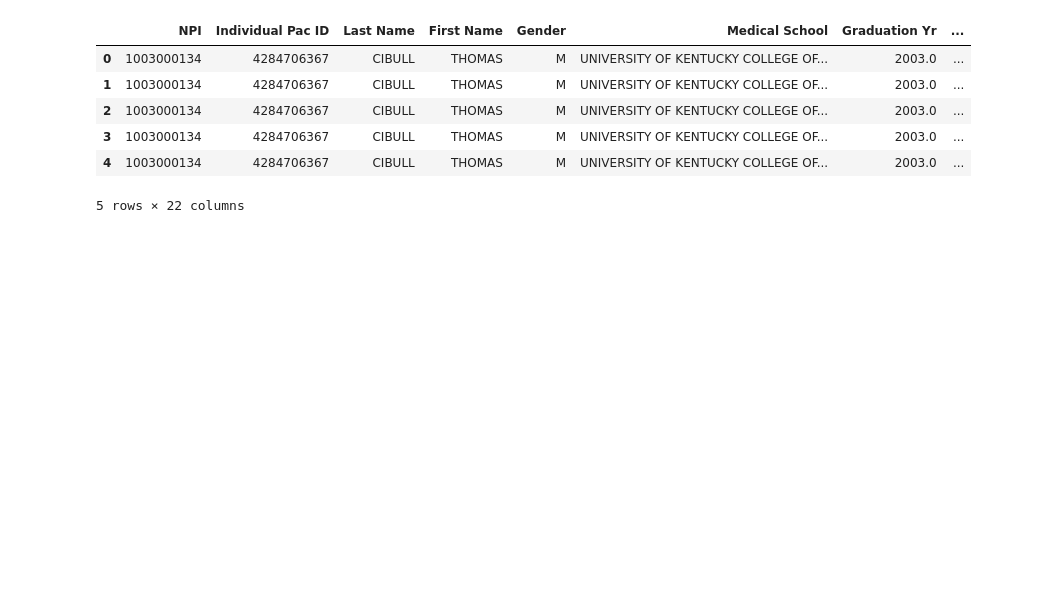
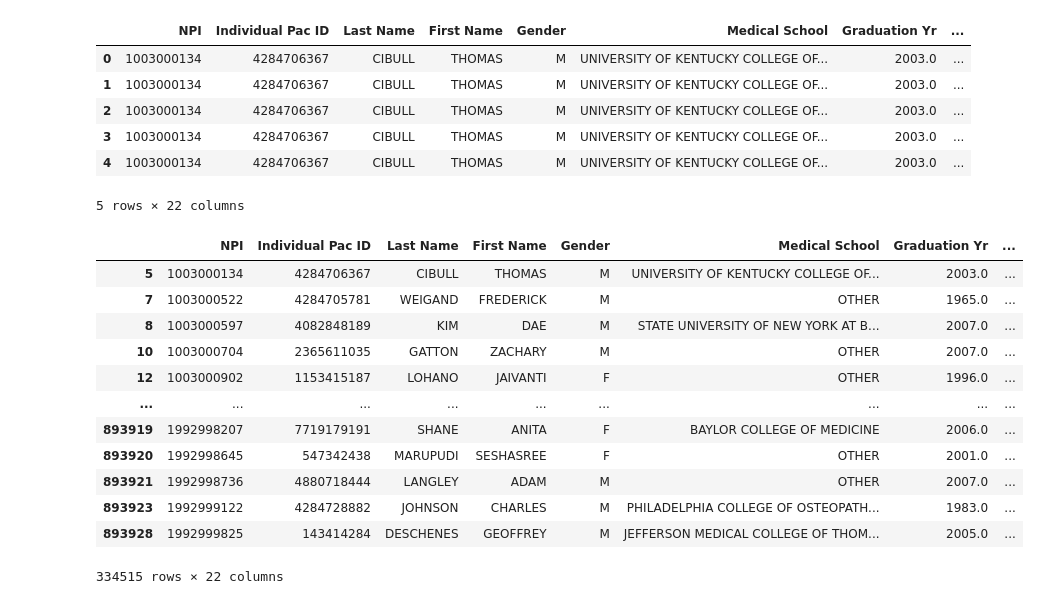
Before and after one commit to ishanku/MedicareDataAnalysisProject, a Jupyter notebook: Physician_Analysis_JJ.ipynb, the cells around one changed output. Saved outputs shown, nothing was run; the diff lists cells and outputs as text; code cells hidden in the pictures; blank space fills up the shorter version.

```diff
--- a/Physician_Analysis_JJ.ipynb
+++ b/Physician_Analysis_JJ.ipynb
@@ -19,5 +21,23 @@ physician_data.head()
 | 3 | 1003000134 | 4284706367 | CIBULL | THOMAS | M | UNIVERSITY OF KENTUCKY COLLEGE OF... | 2003.0 | ... |
 | 4 | 1003000134 | 4284706367 | CIBULL | THOMAS | M | UNIVERSITY OF KENTUCKY COLLEGE OF... | 2003.0 | ... |
 5 rows × 22 columns
+# %%
+#Get rows with unique NPIs
+unique_pnpi=physician_data.drop_duplicates(subset='NPI',keep="last")
+unique_pnpi
+# %% [output]
+|  | NPI | Individual Pac ID | Last Name | First Name | Gender | Medical School | Graduation Yr | ... |
+| 5 | 1003000134 | 4284706367 | CIBULL | THOMAS | M | UNIVERSITY OF KENTUCKY COLLEGE OF... | 2003.0 | ... |
+| 7 | 1003000522 | 4284705781 | WEIGAND | FREDERICK | M | OTHER | 1965.0 | ... |
+| 8 | 1003000597 | 4082848189 | KIM | DAE | M | STATE UNIVERSITY OF NEW YORK AT B... | 2007.0 | ... |
+| 10 | 1003000704 | 2365611035 | GATTON | ZACHARY | M | OTHER | 2007.0 | ... |
+| 12 | 1003000902 | 1153415187 | LOHANO | JAIVANTI | F | OTHER | 1996.0 | ... |
+| ... | ... | ... | ... | ... | ... | ... | ... | ... |
+| 893919 | 1992998207 | 7719179191 | SHANE | ANITA | F | BAYLOR COLLEGE OF MEDICINE | 2006.0 | ... |
+| 893920 | 1992998645 | 547342438 | MARUPUDI | SESHASREE | F | OTHER | 2001.0 | ... |
+| 893921 | 1992998736 | 4880718444 | LANGLEY | ADAM | M | OTHER | 2007.0 | ... |
+| 893923 | 1992999122 | 4284728882 | JOHNSON | CHARLES | M | PHILADELPHIA COLLEGE OF OSTEOPATH... | 1983.0 | ... |
+| 893928 | 1992999825 | 143414284 | DESCHENES | GEOFFREY | M | JEFFERSON MEDICAL COLLEGE OF THOM... | 2005.0 | ... |
+334515 rows × 22 columns
 # %%
 # GroupBy Physician Gender
```
Also changed, not shown: parts of 11 cells of this notebook.
